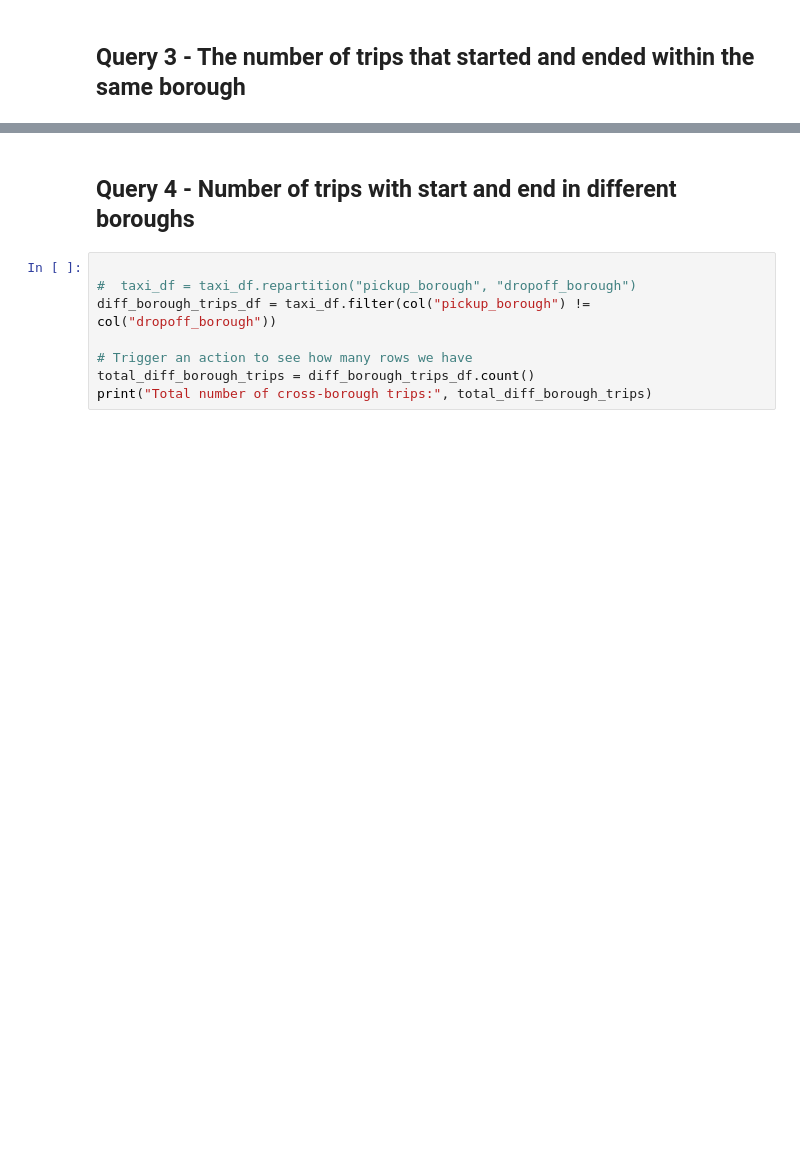
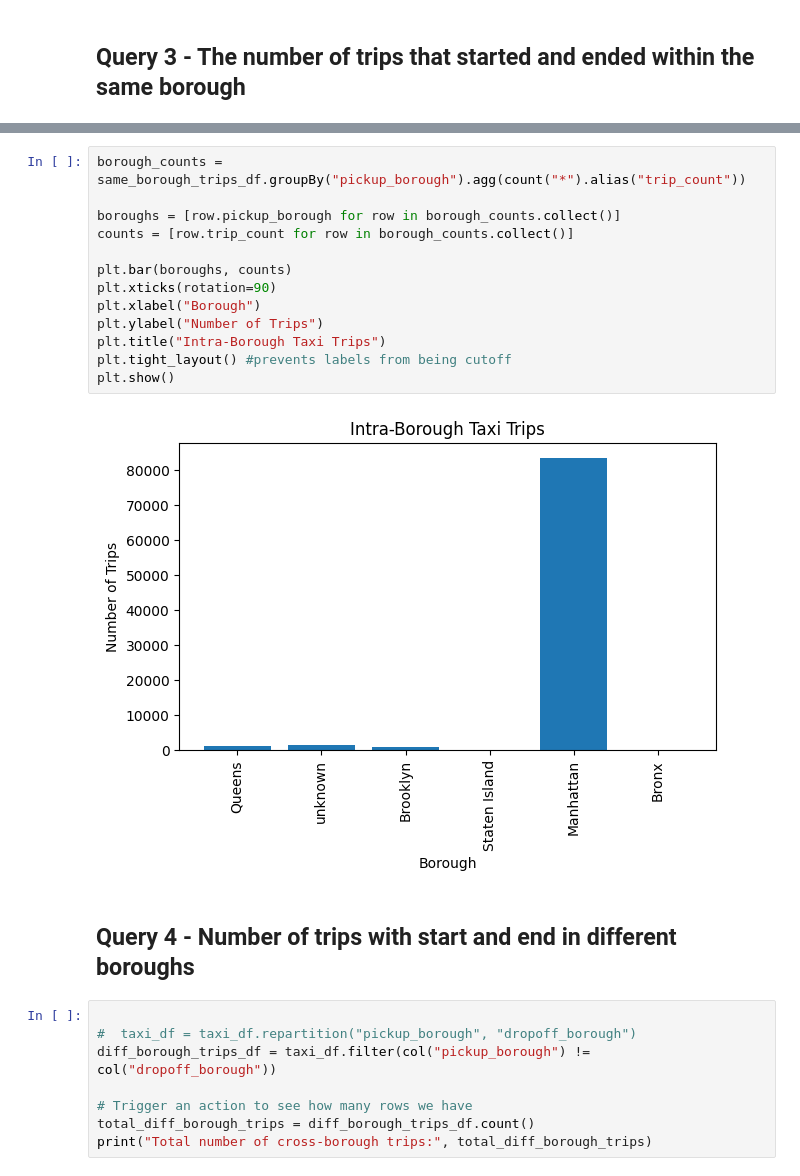
Before and after one commit to PhashaD/bdm-project-group12, a Jupyter notebook: projects/project1/project1.ipynb, the cells around one changed output, grey strips where cells are left out. Drawn from its saved outputs; the diff is of its cells as text; blank space fills up the shorter version.

```diff
--- a/projects/project1/project1.ipynb
+++ b/projects/project1/project1.ipynb
@@ -311,3 +323,18 @@ print("The number of trips that started and ended within the same borough:", sam
+# %%
+borough_counts = same_borough_trips_df.groupBy("pickup_borough").agg(count("*").alias("trip_count"))
+
+boroughs = [row.pickup_borough for row in borough_counts.collect()]
+counts = [row.trip_count for row in borough_counts.collect()]
+
+plt.bar(boroughs, counts)
+plt.xticks(rotation=90)
+plt.xlabel("Borough")
+plt.ylabel("Number of Trips")
+plt.title("Intra-Borough Taxi Trips")
+plt.tight_layout() #prevents labels from being cutoff
+plt.show()
+# %% [output]
+[figure, added]
 # %% [markdown]
 ## Query 4 - Number of trips with start and end in different boroughs
 # %%
```
Also changed, not shown: parts of 4 cells of this notebook, 2 other files.
